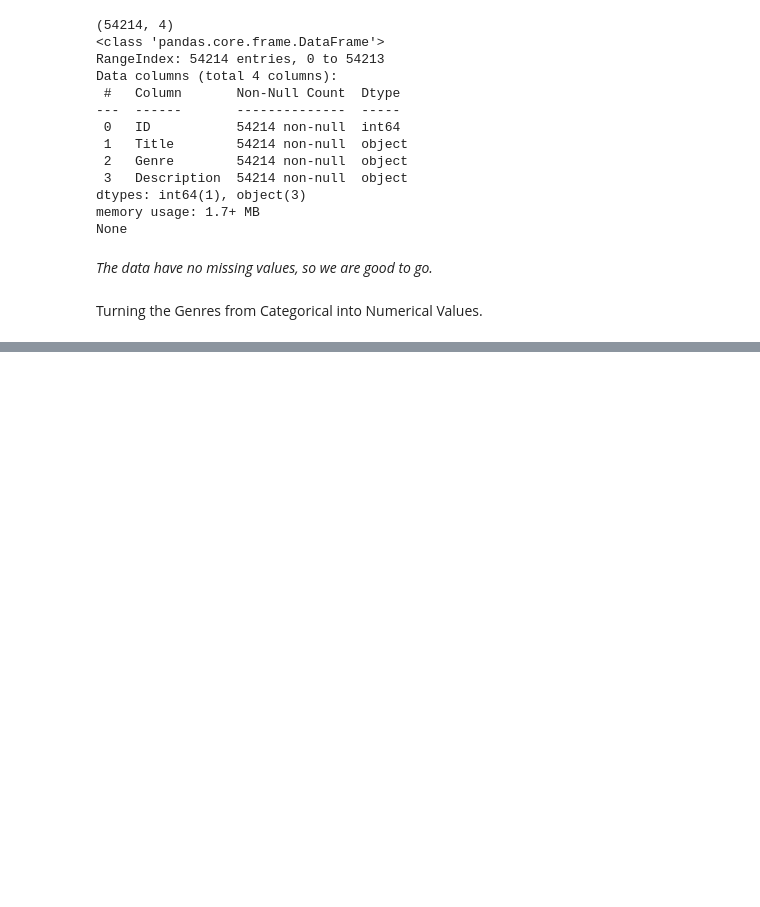
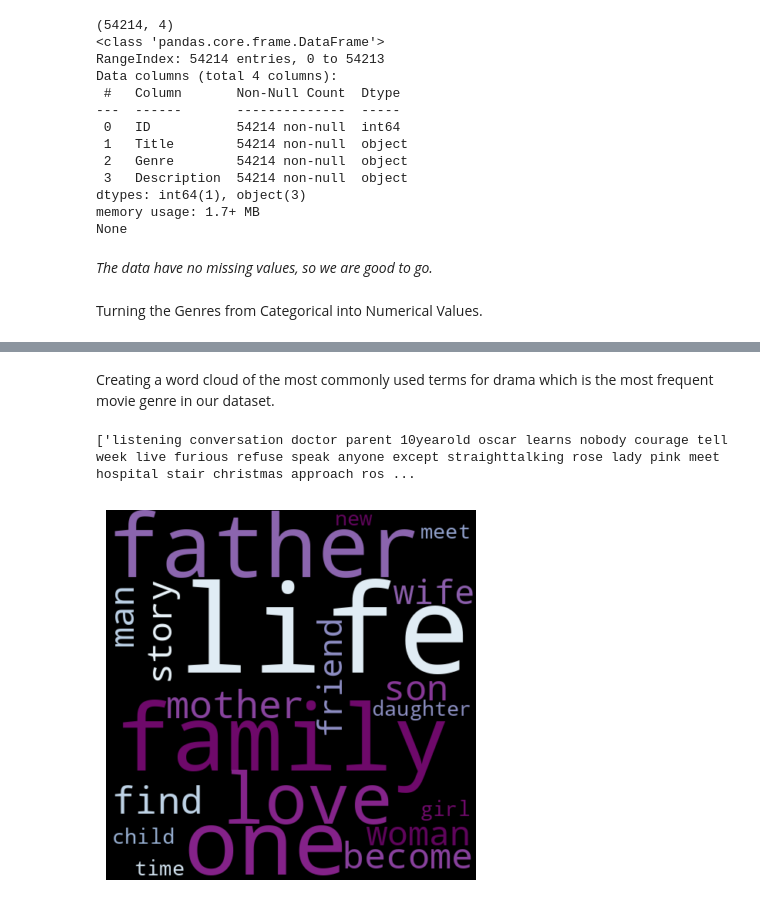
Before and after one commit to MariaDimopoulou/MovieGenreClassificationNLP, a Jupyter notebook: IMDB.ipynb, the cells around one changed output, grey strips where cells are left out. Cells and saved outputs as stored; diff of their text form; code cells hidden in the pictures; blank space fills up the shorter version.

```diff
--- a/IMDB.ipynb
+++ b/IMDB.ipynb
@@ -54,6 +59,3 @@ None
 *The data have no missing values, so we are good to go.*
 # %% [markdown]
 Turning the Genres from Categorical into Numerical Values.
-# %%
-data['Genre'] = data['Genre'].astype('category').cat.codes
-print(data.head())
@@ -85,0 +95,22 @@ print(descriptions[:3])
+# %%
+descriptions = list(data['Description'])
+nltk.download('punkt')
+nltk.download('stopwords')
+nltk.download('wordnet')
+#Creating a set of stop words
+stop_words=set(stopwords.words('english'))
+def remove_stop_words(sentence):
+  filtered_words=[s for s in sentence if s not in stop_words]
+  return filtered_words
+
+for i in range(len(descriptions)):
+    descriptions[i] = re.sub(r'[^\w\s]', '', descriptions[i]) # removing puntuations
+    descriptions[i]=descriptions[i].lower() #convert text in lower case
+    descriptions[i]=nltk.word_tokenize(descriptions[i]) #tokenizing
+    descriptions[i]=remove_stop_words(descriptions[i]) #removing stop words
+    descriptions[i]=[WordNetLemmatizer().lemmatize(word) for word in descriptions[i]] #lemmatization
+    descriptions[i]=' '.join(descriptions[i])
+
+
+
+print(descriptions[:3])
@@ -85,0 +127,4 @@ print(descriptions[:3])
+# %%
+Descriptions=pd.DataFrame(descriptions)
+data['Description'] = Descriptions[0].values
+data.head()
@@ -85,0 +138,20 @@ print(descriptions[:3])
+# %% [markdown]
+Creating a word cloud of the most commonly used terms for drama which is the most frequent movie genre in our dataset.
+# %%
+#Creating a list with the description of all the drama movies. No. 9 of Genre_Code corresponds to "Drama" according to the mapping we did some steps before.
+drama_desc=[]
+for i,j in data.iterrows():
+  if j['Genre_Code']==9:
+    drama_desc.append(j['Description'])
+
+print(drama_desc[:3])
+drama_desc=' '.join(drama_desc) #coverting the list to text in order to be read by the wordcloud below.
+wordcloud = WordCloud(width=480, height=480, margin=0,max_words=20,colormap='BuPu').generate(drama_desc)
+
+plt.imshow(wordcloud, interpolation='bilinear')
+plt.axis("off")
+plt.margins(x=0, y=0)
+plt.show()
+# %% [output]
+['listening conversation doctor parent 10yearold oscar learns nobody courage tell week live furious refuse speak anyone except straighttalking rose lady pink meet hospital stair christmas approach ros ...
+[figure, added]
```
Also changed, not shown: parts of 9 cells of this notebook.
